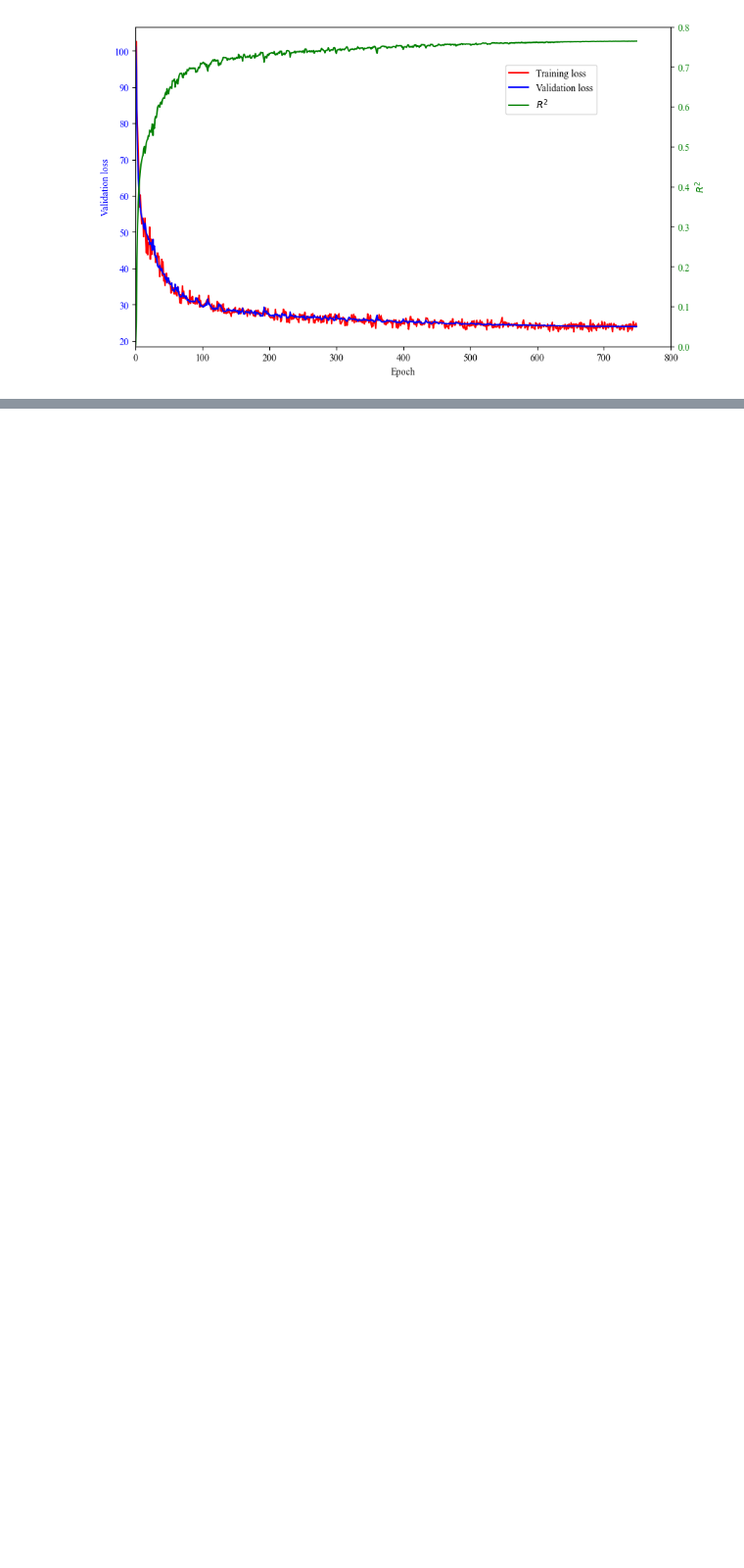
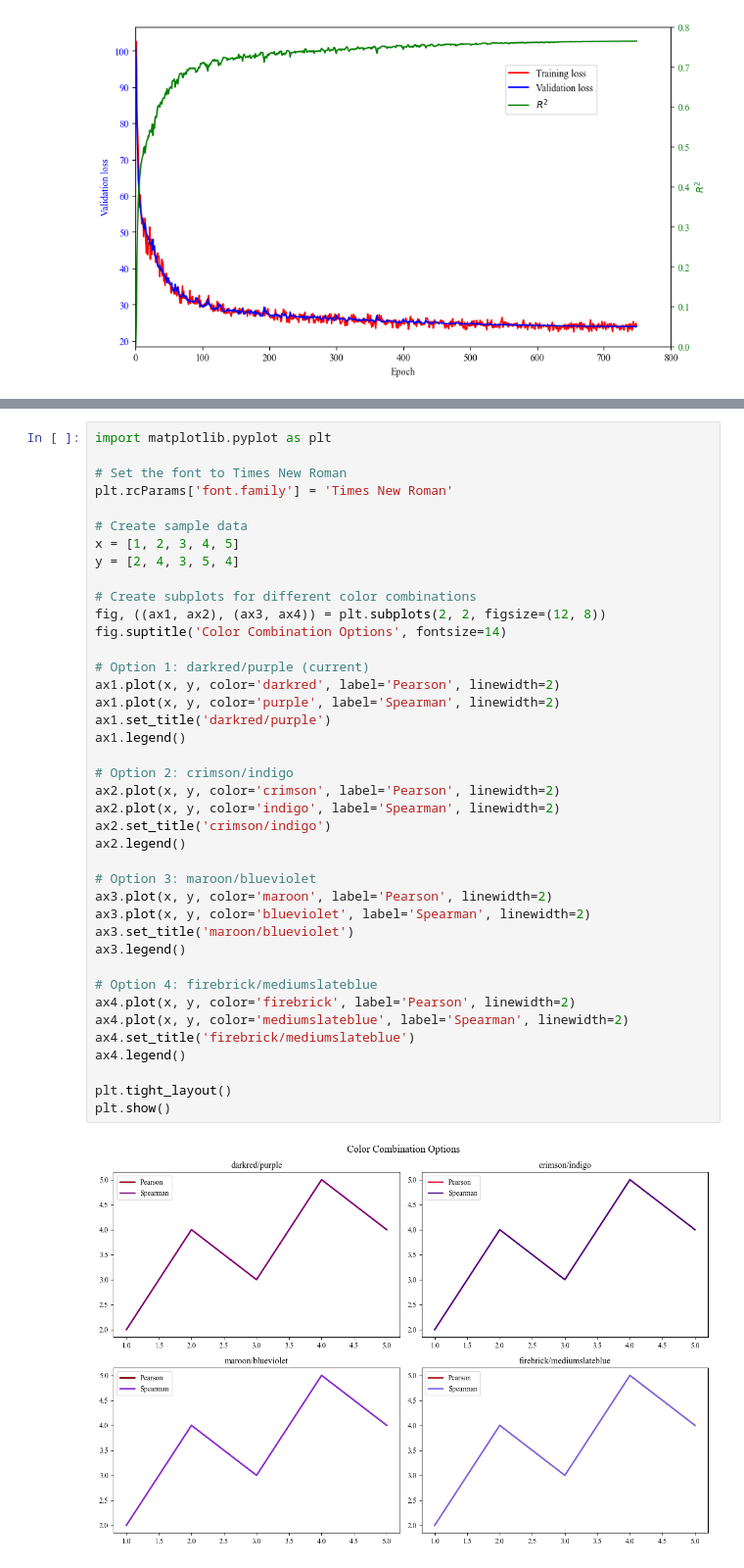
Before and after one commit to govindgoel/ml, a Jupyter notebook: scripts/visualization/visualize_training_data.ipynb, the cells around one changed output, grey strips where cells are left out. Shown at 98% size. Cells and saved outputs as stored; diff of their text form; blank space fills up the shorter version.

```diff
--- a/scripts/visualization/visualize_training_data.ipynb
+++ b/scripts/visualization/visualize_training_data.ipynb
@@ -323,0 +325,42 @@ plt.show()
+# %%
+import matplotlib.pyplot as plt
+
+# Set the font to Times New Roman
+plt.rcParams['font.family'] = 'Times New Roman'
+
+# Create sample data
+x = [1, 2, 3, 4, 5]
+y = [2, 4, 3, 5, 4]
+
+# Create subplots for different color combinations
+fig, ((ax1, ax2), (ax3, ax4)) = plt.subplots(2, 2, figsize=(12, 8))
+fig.suptitle('Color Combination Options', fontsize=14)
+
+# Option 1: darkred/purple (current)
+ax1.plot(x, y, color='darkred', label='Pearson', linewidth=2)
+ax1.plot(x, y, color='purple', label='Spearman', linewidth=2)
+ax1.set_title('darkred/purple')
+ax1.legend()
+
+# Option 2: crimson/indigo
+ax2.plot(x, y, color='crimson', label='Pearson', linewidth=2)
+ax2.plot(x, y, color='indigo', label='Spearman', linewidth=2)
+ax2.set_title('crimson/indigo')
+ax2.legend()
+
+# Option 3: maroon/blueviolet
+ax3.plot(x, y, color='maroon', label='Pearson', linewidth=2)
+ax3.plot(x, y, color='blueviolet', label='Spearman', linewidth=2)
+ax3.set_title('maroon/blueviolet')
+ax3.legend()
+
+# Option 4: firebrick/mediumslateblue
+ax4.plot(x, y, color='firebrick', label='Pearson', linewidth=2)
+ax4.plot(x, y, color='mediumslateblue', label='Spearman', linewidth=2)
+ax4.set_title('firebrick/mediumslateblue')
+ax4.legend()
+
+plt.tight_layout()
+plt.show()
+# %% [output]
+[figure, added]
```
Also changed, not shown: parts of 1 cell of this notebook, 2 other files.
